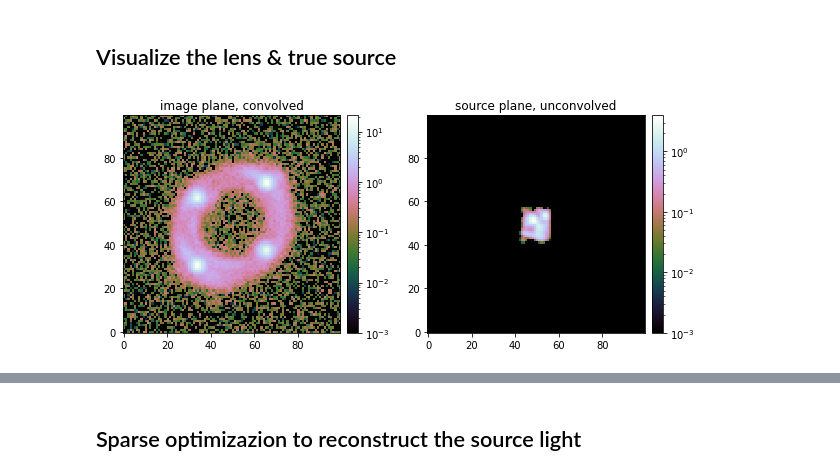
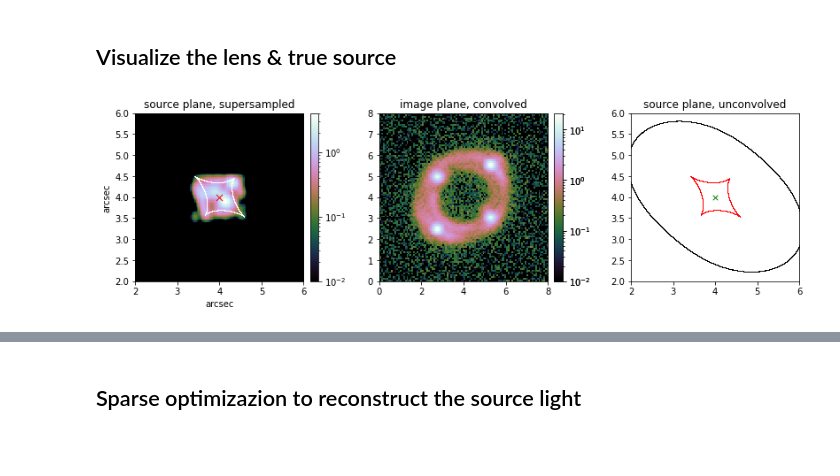
Before and after one commit to aymgal/SLITronomy, a Jupyter notebook: thirdparty/notebooks/07_complex_quasar_source.ipynb, the cells around one changed output, grey strips where cells are left out. Saved outputs shown, nothing was run; the diff lists cells and outputs as text; code cells hidden in the pictures; blank space fills up the shorter version.

```diff
--- a/thirdparty/notebooks/07_complex_quasar_source.ipynb
+++ b/thirdparty/notebooks/07_complex_quasar_source.ipynb
@@ -131,10 +136,10 @@ plt.show()
 (61, 61) 1.0
 [figure]
 # %%
-lens_model_list = ['PEMD', 'SHEAR_GAMMA_PSI']
-kwargs_spemd = {'theta_E': 1.8, 'gamma': 2, 'center_x': 0, 'center_y': 0, 'e1': 0.1, 'e2': -0.2}
-kwargs_shear = {'gamma_ext': 0.05, 'psi_ext': 0.5, 'ra_0': kwargs_spemd['center_x'], 'dec_0': kwargs_spemd['center_y']}
-kwargs_lens = [kwargs_spemd, kwargs_shear]
+lens_model_list = ['SIE', 'SHEAR_GAMMA_PSI']
+kwargs_main = {'theta_E': 1.8, 'center_x': 0, 'center_y': 0, 'e1': 0.1, 'e2': -0.2}
+kwargs_shear = {'gamma_ext': 0.05, 'psi_ext': 0.5, 'ra_0': kwargs_main['center_x'], 'dec_0': kwargs_main['center_y']}
+kwargs_lens = [kwargs_main, kwargs_shear]
 lens_model_class = LensModel(lens_model_list=lens_model_list)
 
 # list of source light profiles
@@ -262,21 +279,58 @@ source cutout: 0.9899999999999998 6.93 0.9899999999999998 6.93
 M_tot -8.378798929803885
 # %% [markdown]
 ## Visualize the lens & true source
-# %%
-fig = plt.figure(figsize=(10, 4))
-
-ax = plt.subplot2grid((1, 2), (0, 0), fig=fig)
-ax.set_title("image plane, convolved")
-im = ax.imshow(lin_scale(image_sim), cmap=cmap_flux, norm=LogNorm(1e-3))
-nice_colorbar(im)
-
-ax = plt.subplot2grid((1, 2), (0, 1))
-ax.set_title("source plane, unconvolved")
-im = ax.imshow(lin_scale(source_sim), cmap=cmap_flux, norm=LogNorm(1e-3))
-nice_colorbar(im)
-
-plt.show()
-# %% [output]
-[figure, removed]
+# %%
+# compute critical lines and caustics
+lensModelExt = LensModelExtensions(lens_model_class)
+ra_crit_list, dec_crit_list = lensModelExt.critical_curve_tiling(kwargs_lens,
+                                                                 compute_window=num_pix*delta_pix,
+                                                                 start_scale=delta_pix / 5.,
+                                                                 max_order=10)
+ra_caustic_list, dec_caustic_list = lens_model_class.ray_shooting(ra_crit_list, dec_crit_list,
+                                                                  kwargs_lens)
+# %%
+center_ps_x, center_ps_y = data_class.map_coord2pix(kwargs_source[0]['center_x'], kwargs_source[0]['center_y'])
+center_ps_x, center_ps_y = (center_ps_x+0.5)*delta_pix, (center_ps_y+0.5)*delta_pix
+# %%
+extent = [0, num_pix*delta_pix, 0, num_pix*delta_pix]
+
+fig = plt.figure(figsize=(14, 3.5))
+
+ax = plt.subplot2grid((1, 3), (0, 0))
+ax.set_title("source plane, supersampled")
+ax.set_xlabel("arcsec")
+ax.set_ylabel("arcsec")
+im = ax.imshow(source_sim_hd, cmap=cmap_flux, norm=LogNorm(1e-2), extent=extent)
+ax.scatter(center_ps_x, center_ps_y, c='red', s=50, marker='x', linewidth=1)
+plot_util.plot_line_set(ax, data_class, ra_caustic_list, dec_caustic_list, color='white') #, shift=delta_pix/2.)
+nice_colorbar(im)
+ax.set_xlim(2, 6)
+ax.set_ylim(2, 6)
+
+ax = plt.subplot2grid((1, 3), (0, 1), fig=fig)
+ax.set_title("image plane, convolved")
+im = ax.imshow(image_sim, cmap=cmap_flux, norm=LogNorm(1e-2), extent=extent)
+#plot_util.plot_line_set(ax, data_class, ra_crit_list, dec_crit_list, color='white', shift=0)
+nice_colorbar(im)
+
+ax = plt.subplot2grid((1, 3), (0, 2))
+ax.set_title("source plane, unconvolved")
+plot_util.plot_line_set(ax, data_class, ra_crit_list, dec_crit_list, color='black') #, shift=delta_pix/2.)
+plot_util.plot_line_set(ax, data_class, ra_caustic_list, dec_caustic_list, color='red') #, shift=delta_pix/2.)
+ax.scatter(center_ps_x, center_ps_y, c='green', s=30, marker='x', linewidth=1)
+nice_colorbar(im)
+ax.set_xlim(extent[0], extent[1])
+ax.set_ylim(extent[2], extent[3])
+ax.set_aspect('equal')
+ax.set_xlim(2, 6)
+ax.set_ylim(2, 6)
+
+plt.show()
+
+
+# save in fits file for comparison with MOLET
+pf.writeto('../molet/lenstronomy_mock.fits', image_sim, overwrite=True)
+# %% [output]
+[figure, added]
 # %%
 raise
```
Also changed, not shown: parts of 13 cells of this notebook.
